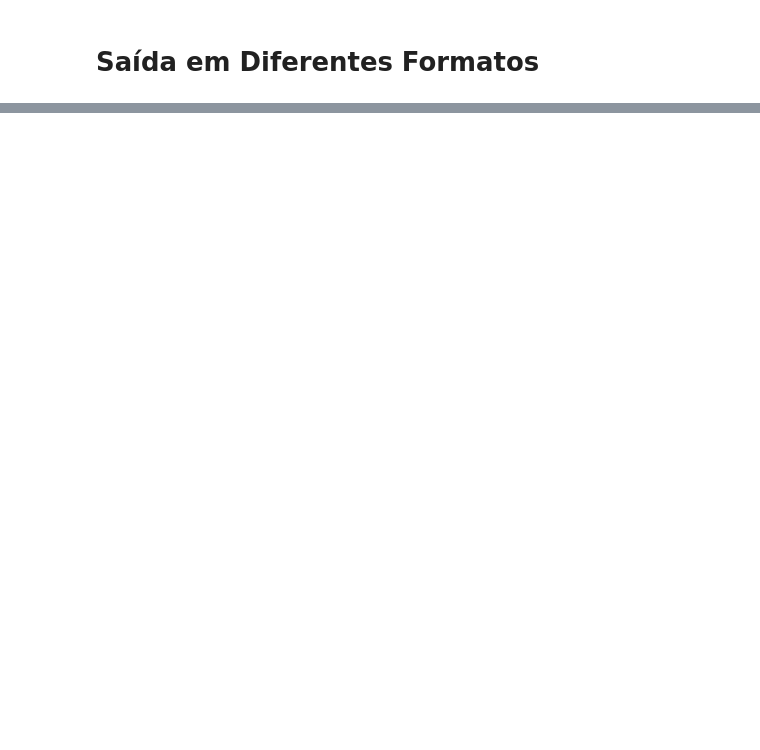
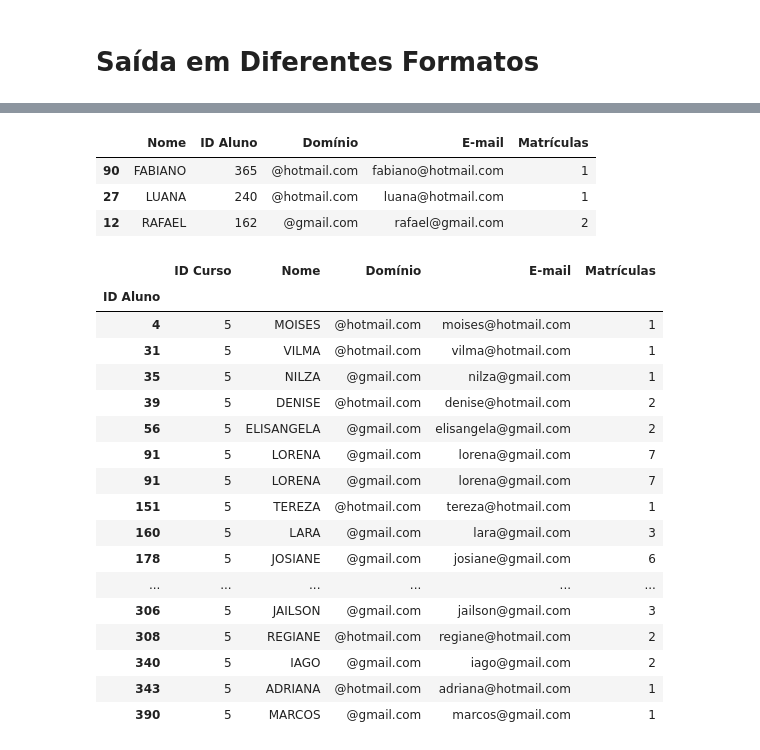
Before and after one commit to PurpleLobster31/Pandas-Formatos-diferentes-de-entrada-e-saida-IO-, a Jupyter notebook: Pandas IO.ipynb, the cells around one changed output, grey strips where cells are left out. Drawn from its saved outputs; the diff is of its cells as text; code cells hidden in the pictures; blank space fills up the shorter version.

Commit message:
Fim aula 5/Fim curso

```diff
--- a/Pandas IO.ipynb
+++ b/Pandas IO.ipynb
@@ -443,0 +551,5 @@ print(matriculas_html)
+# %%
+id_curso = 5 # Cursos de Python
+# %%
+proxima_turma = matriculas.query("`ID Curso` == {}".format(id_curso))
+proxima_turma
@@ -443,0 +574,28 @@ print(matriculas_html)
+# %%
+nomes.sample(3)
+# %% [output]
+|  | Nome | ID Aluno | Domínio | E-mail | Matrículas |
+| 90 | FABIANO | 365 | @hotmail.com | fabiano@hotmail.com | 1 |
+| 27 | LUANA | 240 | @hotmail.com | luana@hotmail.com | 1 |
+| 12 | RAFAEL | 162 | @gmail.com | rafael@gmail.com | 2 |
+# %%
+proxima_turma.set_index('ID Aluno').join(nomes.set_index('ID Aluno'))
+# %% [output]
+|  | ID Curso | Nome | Domínio | E-mail | Matrículas |
+| ID Aluno |  |  |  |  |  |
+| 4 | 5 | MOISES | @hotmail.com | moises@hotmail.com | 1 |
+| 31 | 5 | VILMA | @hotmail.com | vilma@hotmail.com | 1 |
+| 35 | 5 | NILZA | @gmail.com | nilza@gmail.com | 1 |
+| 39 | 5 | DENISE | @hotmail.com | denise@hotmail.com | 2 |
+| 56 | 5 | ELISANGELA | @gmail.com | elisangela@gmail.com | 2 |
+| 91 | 5 | LORENA | @gmail.com | lorena@gmail.com | 7 |
+| 91 | 5 | LORENA | @gmail.com | lorena@gmail.com | 7 |
+| 151 | 5 | TEREZA | @hotmail.com | tereza@hotmail.com | 1 |
+| 160 | 5 | LARA | @gmail.com | lara@gmail.com | 3 |
+| 178 | 5 | JOSIANE | @gmail.com | josiane@gmail.com | 6 |
+| ... | ... | ... | ... | ... | ... |
+| 306 | 5 | JAILSON | @gmail.com | jailson@gmail.com | 3 |
+| 308 | 5 | REGIANE | @hotmail.com | regiane@hotmail.com | 2 |
+| 340 | 5 | IAGO | @gmail.com | iago@gmail.com | 2 |
+| 343 | 5 | ADRIANA | @hotmail.com | adriana@hotmail.com | 1 |
+| 390 | 5 | MARCOS | @gmail.com | marcos@gmail.com | 1 |
```
Also changed, not shown: parts of 52 cells of this notebook, 1 other file.
